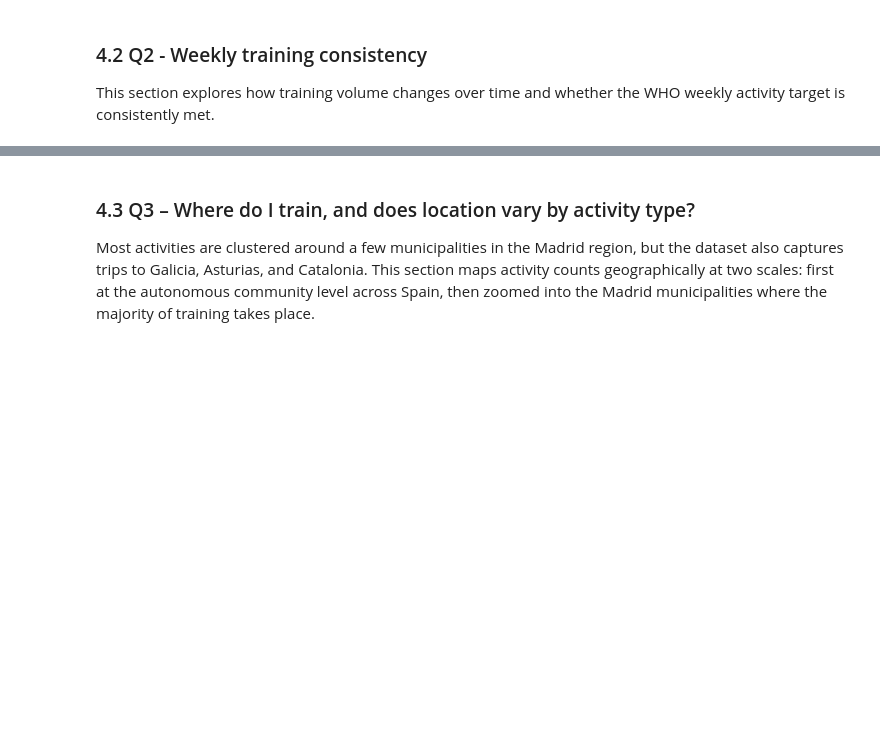
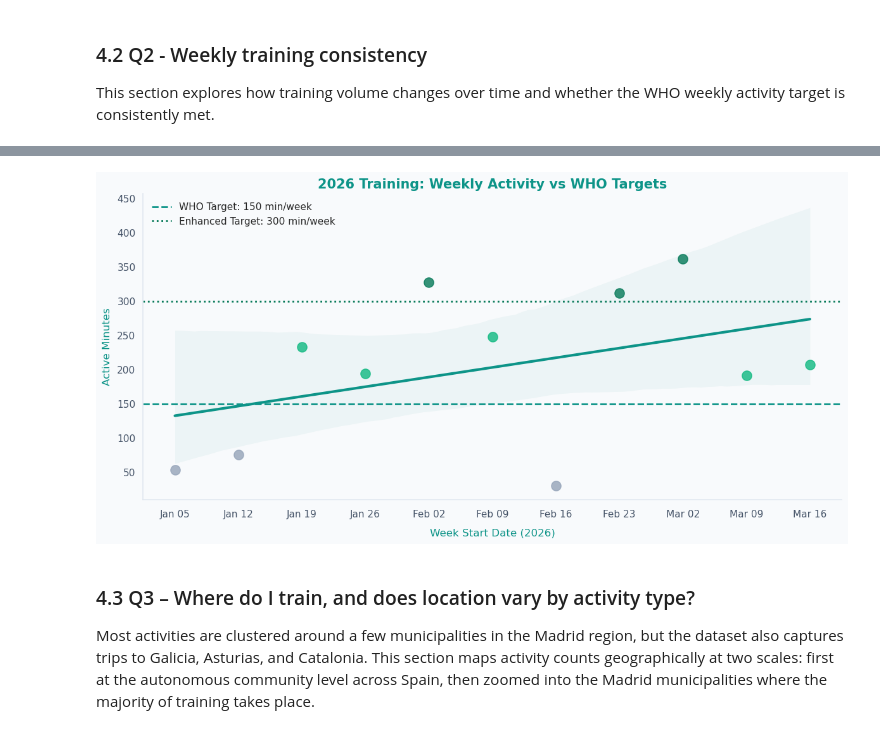
Before and after one commit to itzi97/DV_Python, a Jupyter notebook: data_viz_notebook.ipynb, the cells around one changed output, grey strips where cells are left out. Drawn from its saved outputs; the diff is of its cells as text; code cells hidden in the pictures; blank space fills up the shorter version.

```diff
--- a/data_viz_notebook.ipynb
+++ b/data_viz_notebook.ipynb
@@ -715,6 +725,9 @@ display(year_selector, out)
 recent_2026 = df[df['Year'] == 2026].copy()
 weekly_trend = recent_2026.groupby('Week')['WHO_equiv'].sum().reset_index()
 weekly_trend['Week_Seq'] = range(1, len(weekly_trend) + 1)
+
+# Add week start dates (ISO weeks start Monday)
+weekly_trend['Week_Start'] = pd.date_range(start='2026-01-05', periods=len(weekly_trend), freq='W-MON')
 
 fig, ax = plt.subplots(figsize=(12, 6), facecolor=COLORS["bg"])
 ax.set_facecolor(COLORS["bg"])
@@ -729,46 +742,70 @@ sns.regplot(
     ax=ax
 )
 
+ax.collections[0].set_alpha(0.05)
+
 # Manual scatter with conditional colors
-below_target = weekly_trend['WHO_equiv'] < 150
+below_150 = weekly_trend['WHO_equiv'] < 150
+between_150_300 = (weekly_trend['WHO_equiv'] >= 150) & (weekly_trend['WHO_equiv'] < 300)
+above_300 = weekly_trend['WHO_equiv'] >= 300
+
 ax.scatter(
-    weekly_trend.loc[~below_target, 'Week_Seq'],
-    weekly_trend.loc[~below_target, 'WHO_equiv'],
-    s=120, alpha=0.8, color=COLORS["success"], zorder=3, label='Above target'
+    weekly_trend.loc[below_150, 'Week_Seq'],
+    weekly_trend.loc[below_150, 'WHO_equiv'],
+    s=120, alpha=0.8, color=COLORS["below"], zorder=3
 )
+
 ax.scatter(
-    weekly_trend.loc[below_target, 'Week_Seq'],
-    weekly_trend.loc[below_target, 'WHO_equiv'],
-    s=120, alpha=0.8, color=COLORS["below"], zorder=3, label='Below target'
+    weekly_trend.loc[between_150_300, 'Week_Seq'],
+    weekly_trend.loc[between_150_300, 'WHO_equiv'],
+    s=120, alpha=0.8, color=COLORS["success"], zorder=3
+)
+
+ax.scatter(
+    weekly_trend.loc[above_300, 'Week_Seq'],
+    weekly_trend.loc[above_300, 'WHO_equiv'],
+    s=120, alpha=0.8, color=COLORS["deep_green"], zorder=3
 )
 
 who_target = 150
 ax.axhline(
     who_target,
     color=COLORS["accent"],
     lw=2,
     ls="--",
     label=f"WHO Target: {who_target} min/week"
 )
+ax.axhline(
+    who_target*2,
+    color=COLORS["deep_green"],
+    lw=2,
+    ls=":",
+    label=f"Enhanced Target: {who_target*2} min/week"
+)
 
 ax.set_xticks(weekly_trend['Week_Seq'])
-ax.set_xticklabels(weekly_trend['Week'])
+ax.set_xticklabels(weekly_trend['Week_Start'].dt.strftime('%b %d'), rotation=0, ha='center')
 
-ax.set_xlabel('ISO Week (2026 Training Block)', fontsize=12)
-ax.set_ylabel('WHO-Equivalent Minutes', fontsize=12)
+ax.set_xlabel('Week Start Date (2026)', fontsize=12, labelpad=10)
+ax.set_ylabel('Active Minutes', fontsize=12, labelpad=6)
 ax.set_title(
-    '2026 Training Trajectory: Weekly Activity Trend',
+    '2026 Training: Weekly Activity vs WHO Targets',
     fontsize=15,
     fontweight='bold'
 )
 
 apply_theme(ax)
 
-ax.grid(axis='both', alpha=0.3, color=COLORS["grid"])
-ax.legend()
+ax.grid(False)
+
+ax.legend(frameon=False)
+
+
 
 plt.tight_layout()
 plt.show()
+# %% [output]
+[figure, added]
 # %% [markdown]
 ### 4.3 Q3 – Where do I train, and does location vary by activity type?
 
```
Also changed, not shown: parts of 6 cells of this notebook.
